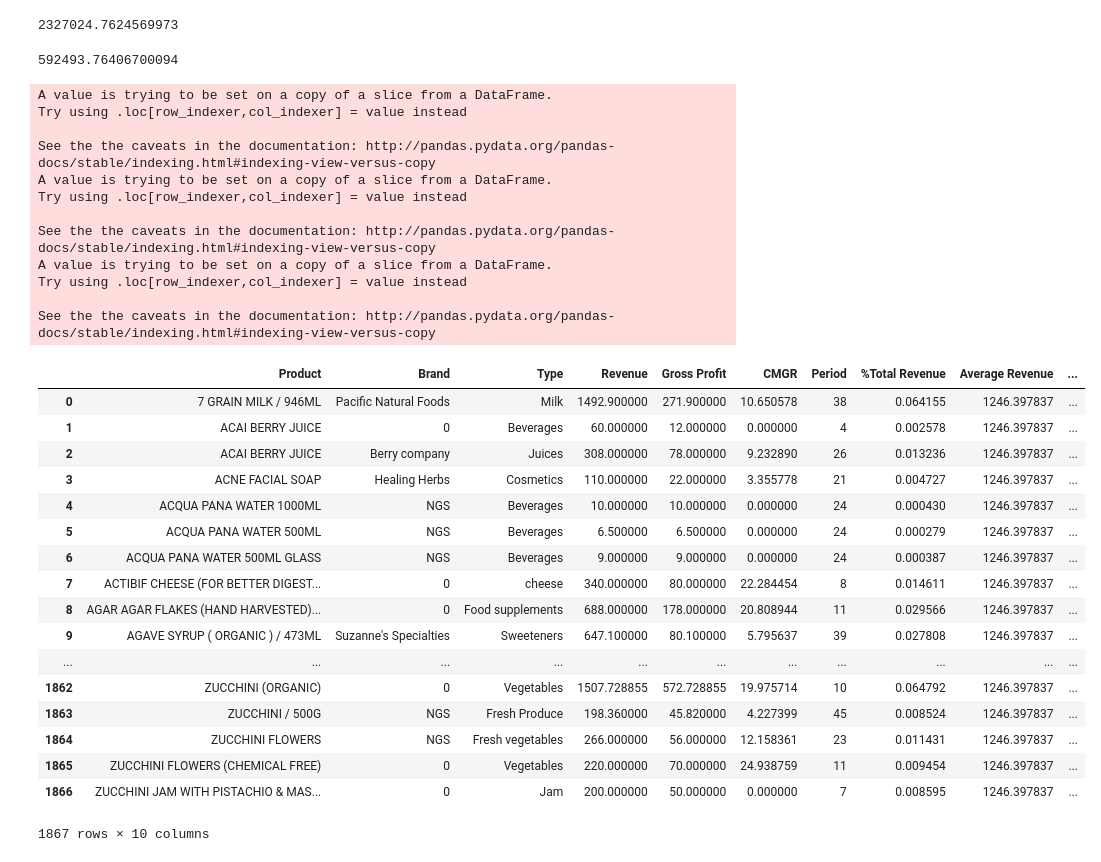
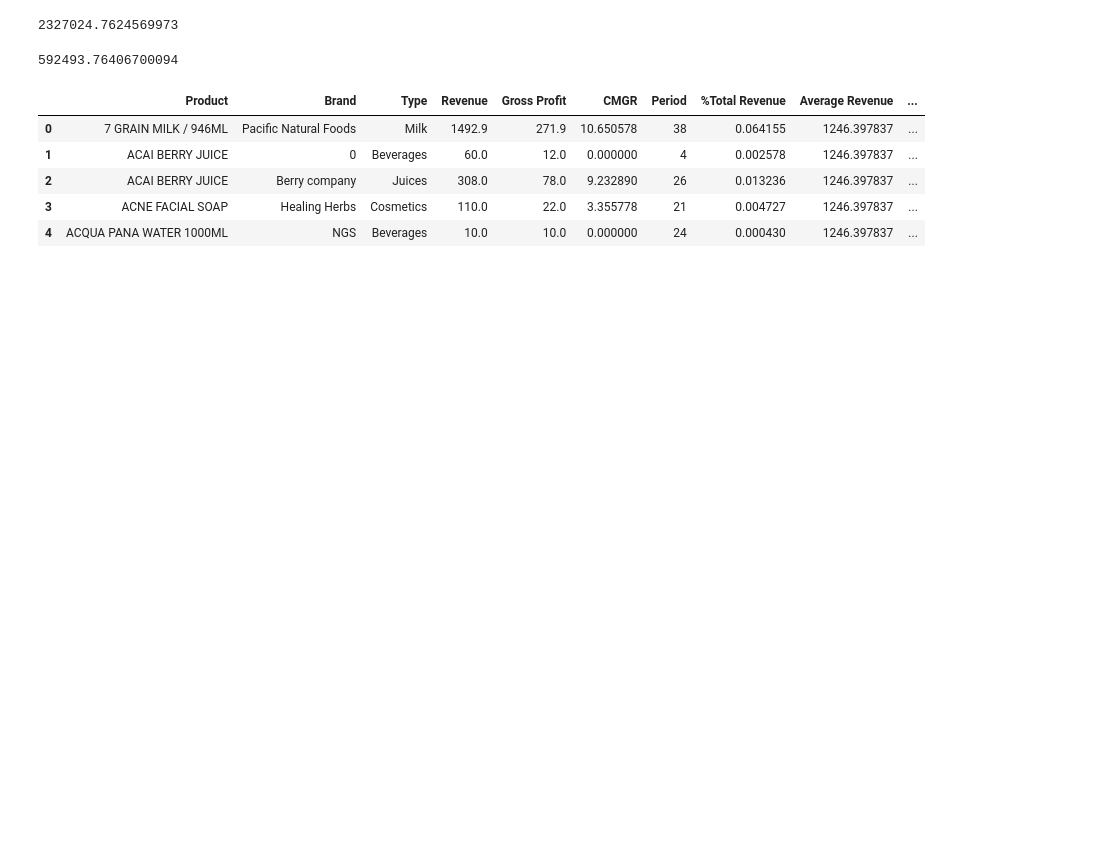
Before and after one commit to abakir/NGS-2.0, a Jupyter notebook: 6_products_table/products_table.ipynb, the cells around one changed output. Cells and saved outputs as stored; diff of their text form; code cells hidden in the pictures; blank space fills up the shorter version.

```diff
--- a/6_products_table/products_table.ipynb
+++ b/6_products_table/products_table.ipynb
@@ -6,5 +6,4 @@ import pandas as pd
 #        cfg = yaml.load(ymlfile)
 
 #df = pd.read_csv(cfg['root']+cfg['dir_data_vend']+cfg["ip_total_revenue_prod"])
-df = pd.read_csv("C:\Users\saisree849\Documents\GitHub\NGS-2.0\\12_dashboard_tables\data_input\\vend\\vend-total_revenue-for-product_variant-by-month.csv")
-df
+df = pd.read_csv("C:\Users\saisree849\Documents\GitHub\NGS-2.0\data_input\\vend\\vend-total_revenue-for-product_variant-by-month.csv")
@@ -164,41 +89,17 @@ totalgp
 # %% [output]
 592493.76406700094
 # %%
-gprofit['%Total Revenue'] = gprofit['Revenue'].apply(lambda x: x*100/total) #%total revenue
+gprofit.loc[:, '%Total Revenue'] = gprofit['Revenue'].apply(lambda x: x*100/total) #%total revenue
 totprods = max(gprofit.index) + 1
 temp = total/totprods #total revenue / total products
-gprofit['Average Revenue'] = temp #avg revenue
-gprofit['Average Gross Profit'] = totalgp/totprods #avg gross profit
-gprofit
+gprofit.loc[:, 'Average Revenue'] = temp #avg revenue
+gprofit.loc[:, 'Average Gross Profit'] = totalgp/totprods #avg gross profit
+gprofit.head()
 # %% [output]
-A value is trying to be set on a copy of a slice from a DataFrame.
-Try using .loc[row_indexer,col_indexer] = value instead
-
-See the the caveats in the documentation: http://pandas.pydata.org/pandas-docs/stable/indexing.html#indexing-view-versus-copy
-A value is trying to be set on a copy of a slice from a DataFrame.
-Try using .loc[row_indexer,col_indexer] = value instead
-
-See the the caveats in the documentation: http://pandas.pydata.org/pandas-docs/stable/indexing.html#indexing-view-versus-copy
-A value is trying to be set on a copy of a slice from a DataFrame.
-Try using .loc[row_indexer,col_indexer] = value instead
-
-See the the caveats in the documentation: http://pandas.pydata.org/pandas-docs/stable/indexing.html#indexing-view-versus-copy
 |  | Product | Brand | Type | Revenue | Gross Profit | CMGR | Period | %Total Revenue | Average Revenue | ... |
-| 0 | 7 GRAIN MILK / 946ML | Pacific Natural Foods | Milk | 1492.900000 | 271.900000 | 10.650578 | 38 | 0.064155 | 1246.397837 | ... |
-| 1 | ACAI BERRY JUICE | 0 | Beverages | 60.000000 | 12.000000 | 0.000000 | 4 | 0.002578 | 1246.397837 | ... |
-| 2 | ACAI BERRY JUICE | Berry company | Juices | 308.000000 | 78.000000 | 9.232890 | 26 | 0.013236 | 1246.397837 | ... |
-| 3 | ACNE FACIAL SOAP | Healing Herbs | Cosmetics | 110.000000 | 22.000000 | 3.355778 | 21 | 0.004727 | 1246.397837 | ... |
-| 4 | ACQUA PANA WATER 1000ML | NGS | Beverages | 10.000000 | 10.000000 | 0.000000 | 24 | 0.000430 | 1246.397837 | ... |
-| 5 | ACQUA PANA WATER 500ML | NGS | Beverages | 6.500000 | 6.500000 | 0.000000 | 24 | 0.000279 | 1246.397837 | ... |
-| 6 | ACQUA PANA WATER 500ML GLASS | NGS | Beverages | 9.000000 | 9.000000 | 0.000000 | 24 | 0.000387 | 1246.397837 | ... |
-| 7 | ACTIBIF CHEESE (FOR BETTER DIGEST... | 0 | cheese | 340.000000 | 80.000000 | 22.284454 | 8 | 0.014611 | 1246.397837 | ... |
-| 8 | AGAR AGAR FLAKES (HAND HARVESTED)... | 0 | Food supplements | 688.000000 | 178.000000 | 20.808944 | 11 | 0.029566 | 1246.397837 | ... |
-| 9 | AGAVE SYRUP ( ORGANIC ) / 473ML | Suzanne's Specialties | Sweeteners | 647.100000 | 80.100000 | 5.795637 | 39 | 0.027808 | 1246.397837 | ... |
-| ... | ... | ... | ... | ... | ... | ... | ... | ... | ... | ... |
-| 1862 | ZUCCHINI (ORGANIC) | 0 | Vegetables | 1507.728855 | 572.728855 | 19.975714 | 10 | 0.064792 | 1246.397837 | ... |
-| 1863 | ZUCCHINI / 500G | NGS | Fresh Produce | 198.360000 | 45.820000 | 4.227399 | 45 | 0.008524 | 1246.397837 | ... |
-| 1864 | ZUCCHINI FLOWERS | NGS | Fresh vegetables | 266.000000 | 56.000000 | 12.158361 | 23 | 0.011431 | 1246.397837 | ... |
-| 1865 | ZUCCHINI FLOWERS (CHEMICAL FREE) | 0 | Vegetables | 220.000000 | 70.000000 | 24.938759 | 11 | 0.009454 | 1246.397837 | ... |
-| 1866 | ZUCCHINI JAM WITH PISTACHIO & MAS... | 0 | Jam | 200.000000 | 50.000000 | 0.000000 | 7 | 0.008595 | 1246.397837 | ... |
+| 0 | 7 GRAIN MILK / 946ML | Pacific Natural Foods | Milk | 1492.9 | 271.9 | 10.650578 | 38 | 0.064155 | 1246.397837 | ... |
+| 1 | ACAI BERRY JUICE | 0 | Beverages | 60.0 | 12.0 | 0.000000 | 4 | 0.002578 | 1246.397837 | ... |
+| 2 | ACAI BERRY JUICE | Berry company | Juices | 308.0 | 78.0 | 9.232890 | 26 | 0.013236 | 1246.397837 | ... |
+| 3 | ACNE FACIAL SOAP | Healing Herbs | Cosmetics | 110.0 | 22.0 | 3.355778 | 21 | 0.004727 | 1246.397837 | ... |
+| 4 | ACQUA PANA WATER 1000ML | NGS | Beverages | 10.0 | 10.0 | 0.000000 | 24 | 0.000430 | 1246.397837 | ... |
-1867 rows × 10 columns
 # %%
```
Also changed, not shown: parts of 6 cells of this notebook, 27 other files.
